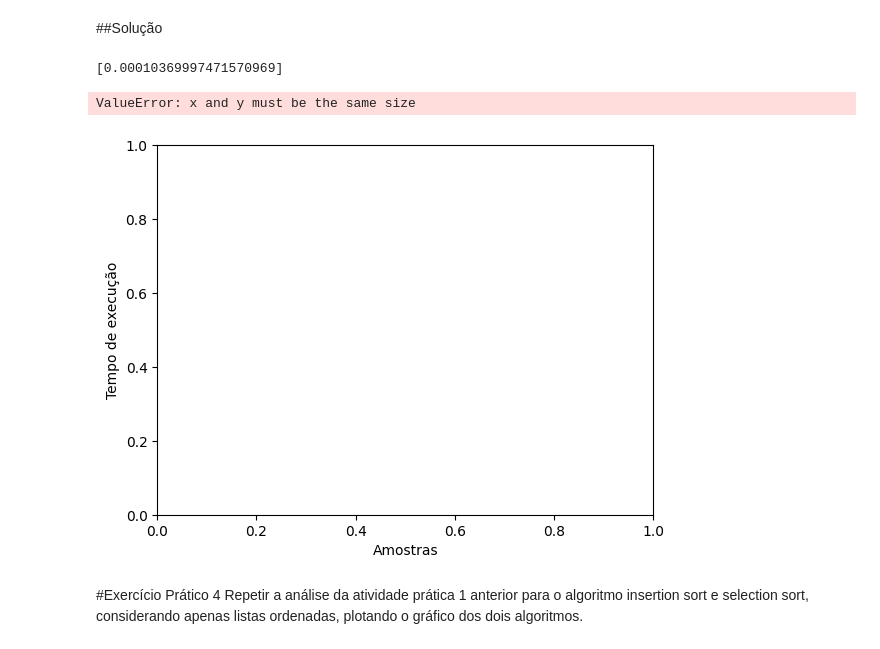
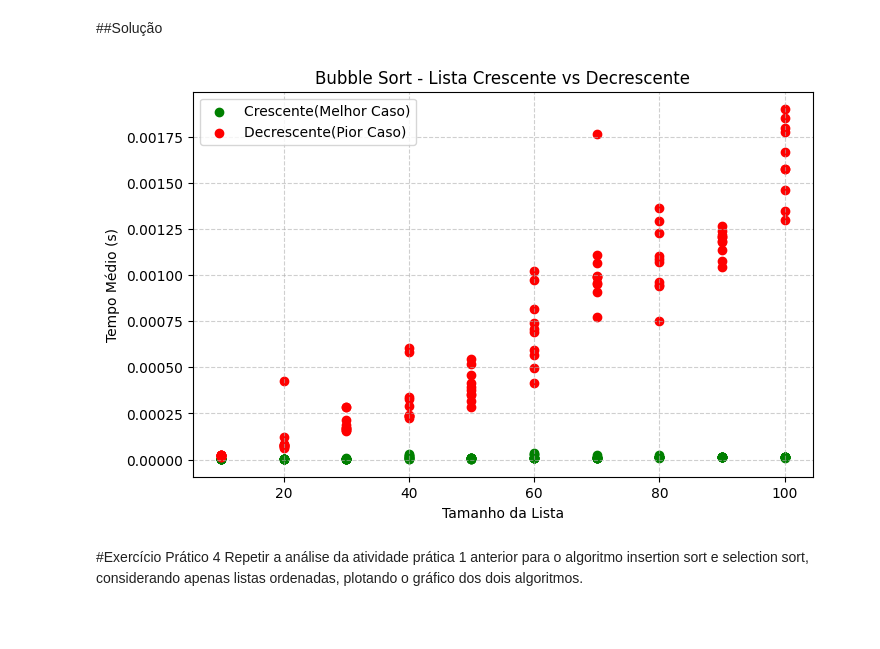
Before and after one commit to LeandroLDA/MECAI_introducao_ciencia_computacao, a Jupyter notebook: algoritmos_ordenacao/Exercícios 05 - Algoritmo de Ordenação Parte II.ipynb, the cells around one changed output. Saved outputs shown, nothing was run; the diff lists cells and outputs as text; code cells hidden in the pictures; blank space fills up the shorter version.

```diff
--- a/algoritmos_ordenacao/Exercícios 05 - Algoritmo de Ordenação Parte II.ipynb
+++ b/algoritmos_ordenacao/Exercícios 05 - Algoritmo de Ordenação Parte II.ipynb
@@ -182,45 +183,42 @@ lista_aleatoria_decresc = sorted(lista_aleatoria, reverse=True)
 # %%
 def bubble_sort_otimizado(L):
     n = len(L)
-    for i in range(n-1):
+    for i in range(n):
         troca = False
-        for j in range(i+1, n):
-            if L[i] > L[j]:
-                L[j],L[i] = L[i],L[j]
+        for j in range(0, n - i - 1):
+            if L[j] > L[j + 1]:
+                L[j], L[j + 1] = L[j + 1], L[j]
                 troca = True
-        if ( troca==False):
+        if not troca:
             break
     return L
 # %%
-bs_cresc_tempo= []
+bs_cresc_tempo = []
+eixo_x_c = []
 
-bs_cresc = timeit.Timer(lambda:bubble_sort_otimizado(lista_aleatoria_cresc.copy()))
-bs_cresc_iter = bs_cresc.timeit(number = 10)
-bs_cresc_tempo.append(bs_cresc_iter)
-
-
-# bs_decresc_tempo = timeit.timeit(lambda:bubble_sort_otimizado(L_decresc.copy()), number=10)
+for i in L_cresc:
+    bs_cresc = timeit.Timer(lambda: bubble_sort_otimizado(i.copy()))
+    tempo_medio = bs_cresc.timeit(number=10) / 10
+    bs_cresc_tempo.append(tempo_medio)
+    eixo_x_c.append(len(i))
-# %%
-display(bs_cresc_tempo)
-# %% [output]
-[0.00010369997471570969]
-# %%
-fig, ax = plt.subplots()
-
-x = [i for i in range(10)]
-
-ax.set_xlabel("Amostras")
-ax.set_ylabel("Tempo de execução")
-
-ax.scatter(x, bs_cresc_tempo, color="green")
-ax1 = ax.twinx()
-ax1.scatter(x, bs_decresc_tempo, color='red')
-
-
-plt.show()
-# %% [output]
-ValueError: x and y must be the same size
-[figure, removed]
+# %%
+bs_decresc_tempo = []
+eixo_x_d = []
+
+for i in L_decresc:
+    bs_decresc = timeit.Timer(lambda: bubble_sort_otimizado(i.copy()))
+    tempo_medio = bs_decresc.timeit(number=10) / 10
+    bs_decresc_tempo.append(tempo_medio)
+    eixo_x_d.append(len(i))
+# %%
+dados_para_plotar = [
+    {'eixo_x': eixo_x_c, 'tempos': bs_cresc_tempo, 'cor': 'green', 'label': 'Crescente(Melhor Caso)'},
+    {'eixo_x': eixo_x_d, 'tempos': bs_decresc_tempo, 'cor': 'red', 'label': 'Decrescente(Pior Caso)'}
+]
+
+plotar_comparacao(dados_para_plotar, "Bubble Sort - Lista Crescente vs Decrescente")
+# %% [output]
+[figure, added]
 # %% [markdown]
 #Exercício Prático 4
 Repetir a análise da atividade prática 1 anterior  para o algoritmo insertion sort e selection sort, considerando apenas listas ordenadas, plotando o gráfico dos dois algoritmos.
```
Also changed, not shown: parts of 26 cells of this notebook.
